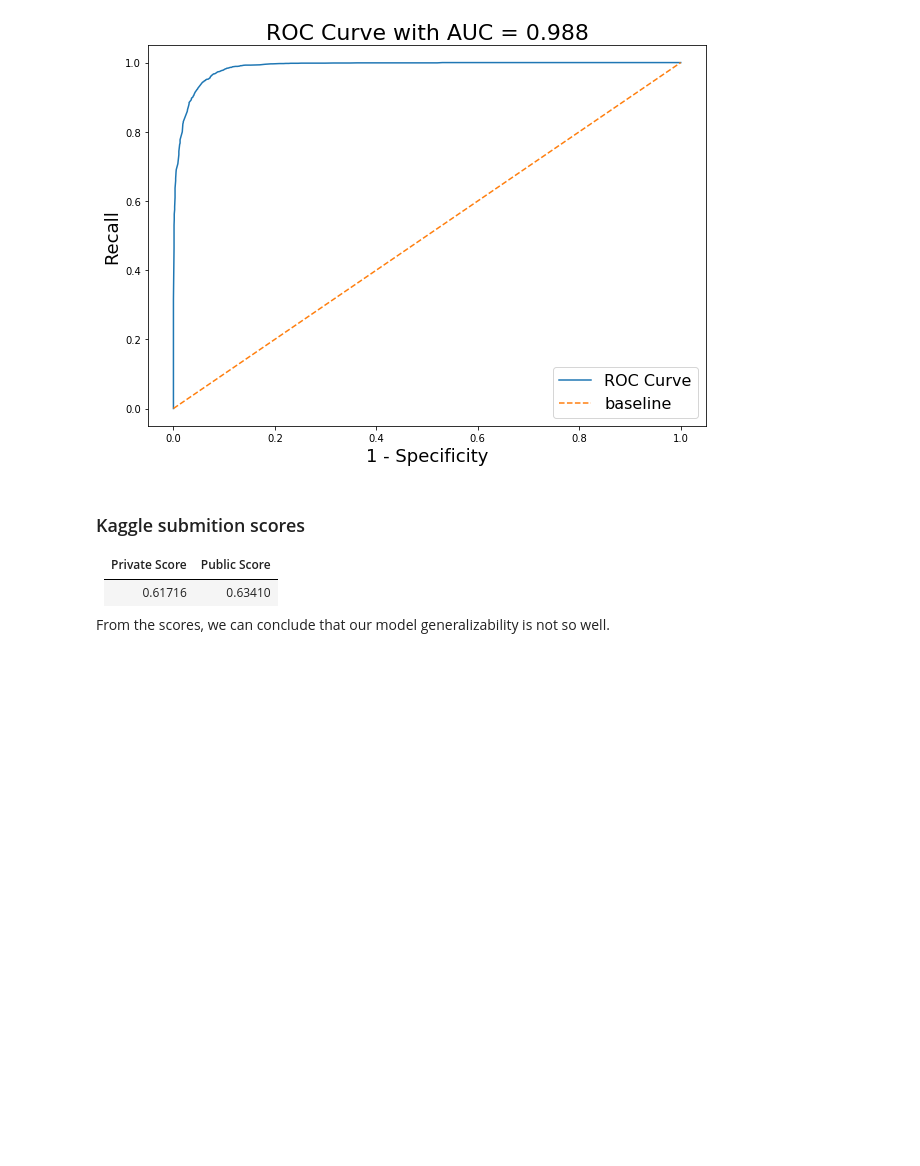
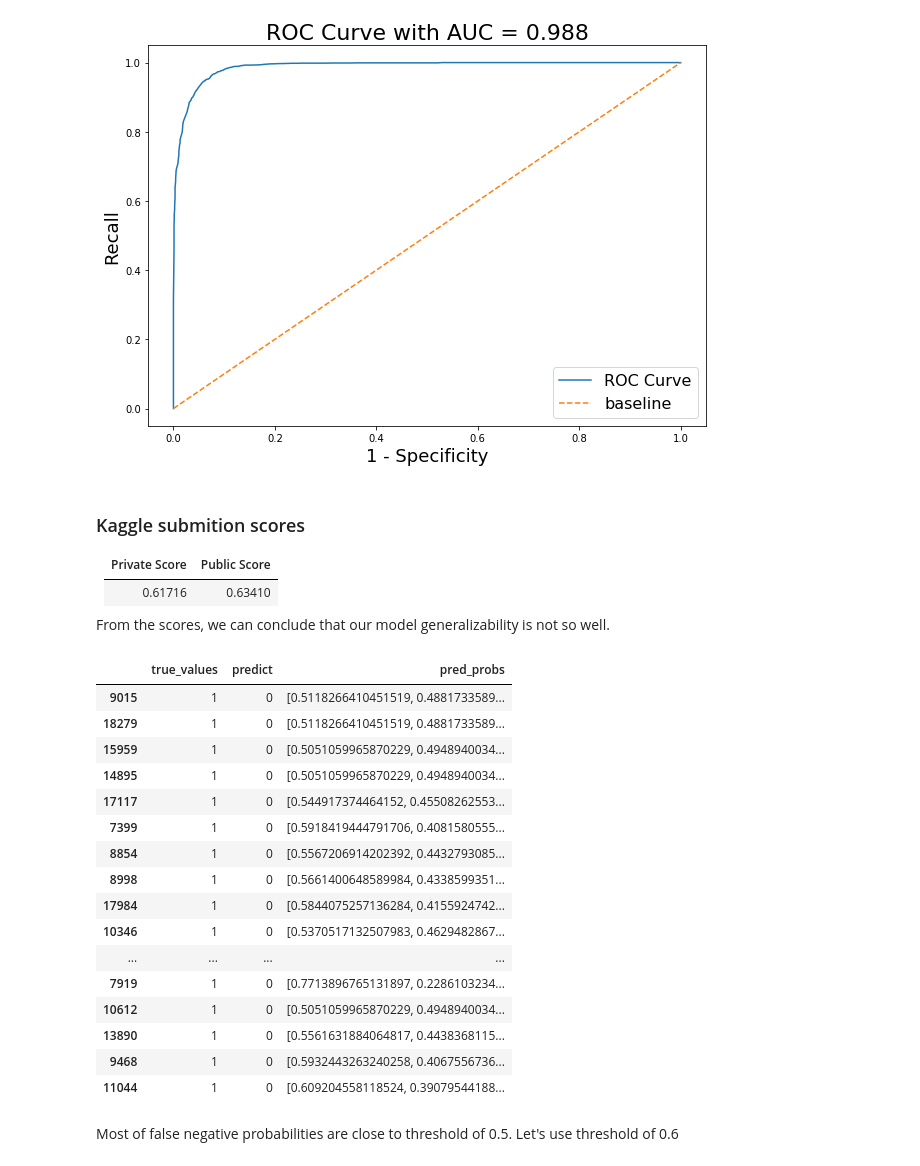
Before and after one commit to DSI-14-P4-BARJ/Project_4_West_Nile_Virus_Prediction, a Jupyter notebook: code/Project_4_West_Nile_Virus_Prediction.ipynb, the cells around one changed output. Saved outputs shown, nothing was run; the diff lists cells and outputs as text; code cells hidden in the pictures; blank space fills up the shorter version.

```diff
--- a/code/Project_4_West_Nile_Virus_Prediction.ipynb
+++ b/code/Project_4_West_Nile_Virus_Prediction.ipynb
@@ -1974,3 +1974,35 @@ submit_df.to_csv('../datasets/submission.csv', index=False)
 |0.61716|0.63410|
 
 From the scores, we can conclude that our model generalizability is not so well.
+# %%
+looking for false negative predictions
+pred_proba = vc.predict_proba(X_test_scaled)
+pred = vc.predict(X_test_scaled)
+pred_df = pd.DataFrame({'true_values': y_test,
+                        'predict':pred,
+                        'pred_probs':list(pred_proba)})
+
+wrong_predictions=pred_df[(pred_df['true_values']-pred_df['predict'])==1]
+wrong_predictions
+# X_test.loc[wrong_predictions.index,:]
+# %% [output]
+|  | true_values | predict | pred_probs |
+| 9015 | 1 | 0 | [0.5118266410451519, 0.4881733589... |
+| 18279 | 1 | 0 | [0.5118266410451519, 0.4881733589... |
+| 15959 | 1 | 0 | [0.5051059965870229, 0.4948940034... |
+| 14895 | 1 | 0 | [0.5051059965870229, 0.4948940034... |
+| 17117 | 1 | 0 | [0.544917374464152, 0.45508262553... |
+| 7399 | 1 | 0 | [0.5918419444791706, 0.4081580555... |
+| 8854 | 1 | 0 | [0.5567206914202392, 0.4432793085... |
+| 8998 | 1 | 0 | [0.5661400648589984, 0.4338599351... |
+| 17984 | 1 | 0 | [0.5844075257136284, 0.4155924742... |
+| 10346 | 1 | 0 | [0.5370517132507983, 0.4629482867... |
+| ... | ... | ... | ... |
+| 7919 | 1 | 0 | [0.7713896765131897, 0.2286103234... |
+| 10612 | 1 | 0 | [0.5051059965870229, 0.4948940034... |
+| 13890 | 1 | 0 | [0.5561631884064817, 0.4438368115... |
+| 9468 | 1 | 0 | [0.5932443263240258, 0.4067556736... |
+| 11044 | 1 | 0 | [0.609204558118524, 0.39079544188... |
+# %% [markdown]
+Most of false negative probabilities are close to threshold of 0.5.
+Let's use threshold of 0.6
```
